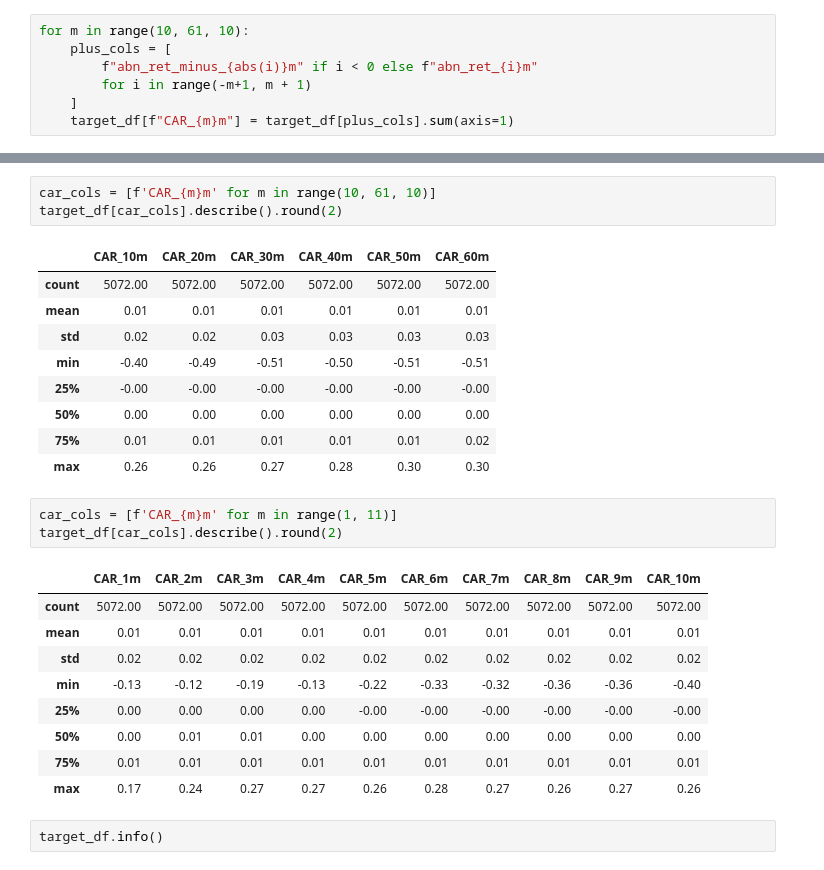
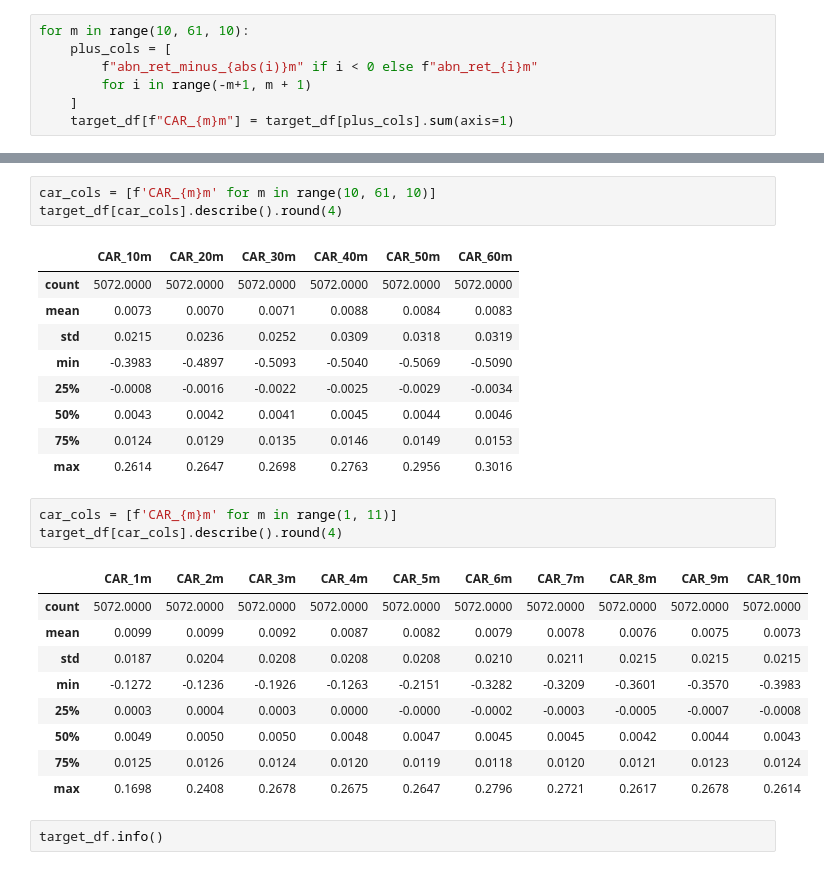
Before and after one commit to antaechan/dart-sentiment-analysis, a Jupyter notebook: analysis/EDA_before_telegram_kind_log.ipynb, the cells around one changed output, grey strips where cells are left out. Saved outputs shown, nothing was run; the diff lists cells and outputs as text.

```diff
--- a/analysis/EDA_before_telegram_kind_log.ipynb
+++ b/analysis/EDA_before_telegram_kind_log.ipynb
@@ -268,30 +268,30 @@ CAR_60m                0
 Length: 141, dtype: int64
 # %%
 car_cols = [f'CAR_{m}m' for m in range(10, 61, 10)]
-target_df[car_cols].describe().round(2)
+target_df[car_cols].describe().round(4)
 # %% [output]
 |  | CAR_10m | CAR_20m | CAR_30m | CAR_40m | CAR_50m | CAR_60m |
-| count | 5072.00 | 5072.00 | 5072.00 | 5072.00 | 5072.00 | 5072.00 |
-| mean | 0.01 | 0.01 | 0.01 | 0.01 | 0.01 | 0.01 |
-| std | 0.02 | 0.02 | 0.03 | 0.03 | 0.03 | 0.03 |
-| min | -0.40 | -0.49 | -0.51 | -0.50 | -0.51 | -0.51 |
-| 25% | -0.00 | -0.00 | -0.00 | -0.00 | -0.00 | -0.00 |
-| 50% | 0.00 | 0.00 | 0.00 | 0.00 | 0.00 | 0.00 |
-| 75% | 0.01 | 0.01 | 0.01 | 0.01 | 0.01 | 0.02 |
-| max | 0.26 | 0.26 | 0.27 | 0.28 | 0.30 | 0.30 |
+| count | 5072.0000 | 5072.0000 | 5072.0000 | 5072.0000 | 5072.0000 | 5072.0000 |
+| mean | 0.0073 | 0.0070 | 0.0071 | 0.0088 | 0.0084 | 0.0083 |
+| std | 0.0215 | 0.0236 | 0.0252 | 0.0309 | 0.0318 | 0.0319 |
+| min | -0.3983 | -0.4897 | -0.5093 | -0.5040 | -0.5069 | -0.5090 |
+| 25% | -0.0008 | -0.0016 | -0.0022 | -0.0025 | -0.0029 | -0.0034 |
+| 50% | 0.0043 | 0.0042 | 0.0041 | 0.0045 | 0.0044 | 0.0046 |
+| 75% | 0.0124 | 0.0129 | 0.0135 | 0.0146 | 0.0149 | 0.0153 |
+| max | 0.2614 | 0.2647 | 0.2698 | 0.2763 | 0.2956 | 0.3016 |
 # %%
 car_cols = [f'CAR_{m}m' for m in range(1, 11)]
-target_df[car_cols].describe().round(2)
+target_df[car_cols].describe().round(4)
 # %% [output]
 |  | CAR_1m | CAR_2m | CAR_3m | CAR_4m | CAR_5m | CAR_6m | CAR_7m | CAR_8m | CAR_9m | CAR_10m |
-| count | 5072.00 | 5072.00 | 5072.00 | 5072.00 | 5072.00 | 5072.00 | 5072.00 | 5072.00 | 5072.00 | 5072.00 |
-| mean | 0.01 | 0.01 | 0.01 | 0.01 | 0.01 | 0.01 | 0.01 | 0.01 | 0.01 | 0.01 |
-| std | 0.02 | 0.02 | 0.02 | 0.02 | 0.02 | 0.02 | 0.02 | 0.02 | 0.02 | 0.02 |
-| min | -0.13 | -0.12 | -0.19 | -0.13 | -0.22 | -0.33 | -0.32 | -0.36 | -0.36 | -0.40 |
-| 25% | 0.00 | 0.00 | 0.00 | 0.00 | -0.00 | -0.00 | -0.00 | -0.00 | -0.00 | -0.00 |
-| 50% | 0.00 | 0.01 | 0.01 | 0.00 | 0.00 | 0.00 | 0.00 | 0.00 | 0.00 | 0.00 |
-| 75% | 0.01 | 0.01 | 0.01 | 0.01 | 0.01 | 0.01 | 0.01 | 0.01 | 0.01 | 0.01 |
-| max | 0.17 | 0.24 | 0.27 | 0.27 | 0.26 | 0.28 | 0.27 | 0.26 | 0.27 | 0.26 |
+| count | 5072.0000 | 5072.0000 | 5072.0000 | 5072.0000 | 5072.0000 | 5072.0000 | 5072.0000 | 5072.0000 | 5072.0000 | 5072.0000 |
+| mean | 0.0099 | 0.0099 | 0.0092 | 0.0087 | 0.0082 | 0.0079 | 0.0078 | 0.0076 | 0.0075 | 0.0073 |
+| std | 0.0187 | 0.0204 | 0.0208 | 0.0208 | 0.0208 | 0.0210 | 0.0211 | 0.0215 | 0.0215 | 0.0215 |
+| min | -0.1272 | -0.1236 | -0.1926 | -0.1263 | -0.2151 | -0.3282 | -0.3209 | -0.3601 | -0.3570 | -0.3983 |
+| 25% | 0.0003 | 0.0004 | 0.0003 | 0.0000 | -0.0000 | -0.0002 | -0.0003 | -0.0005 | -0.0007 | -0.0008 |
+| 50% | 0.0049 | 0.0050 | 0.0050 | 0.0048 | 0.0047 | 0.0045 | 0.0045 | 0.0042 | 0.0044 | 0.0043 |
+| 75% | 0.0125 | 0.0126 | 0.0124 | 0.0120 | 0.0119 | 0.0118 | 0.0120 | 0.0121 | 0.0123 | 0.0124 |
+| max | 0.1698 | 0.2408 | 0.2678 | 0.2675 | 0.2647 | 0.2796 | 0.2721 | 0.2617 | 0.2678 | 0.2614 |
 # %%
 target_df.info()
 # %% [output]
```
Also changed, not shown: 3 other files.
